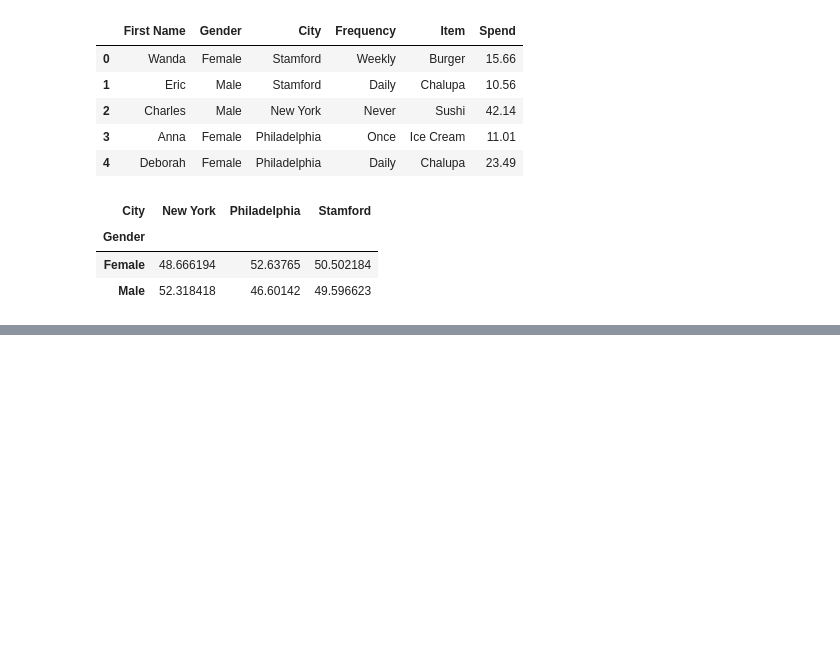
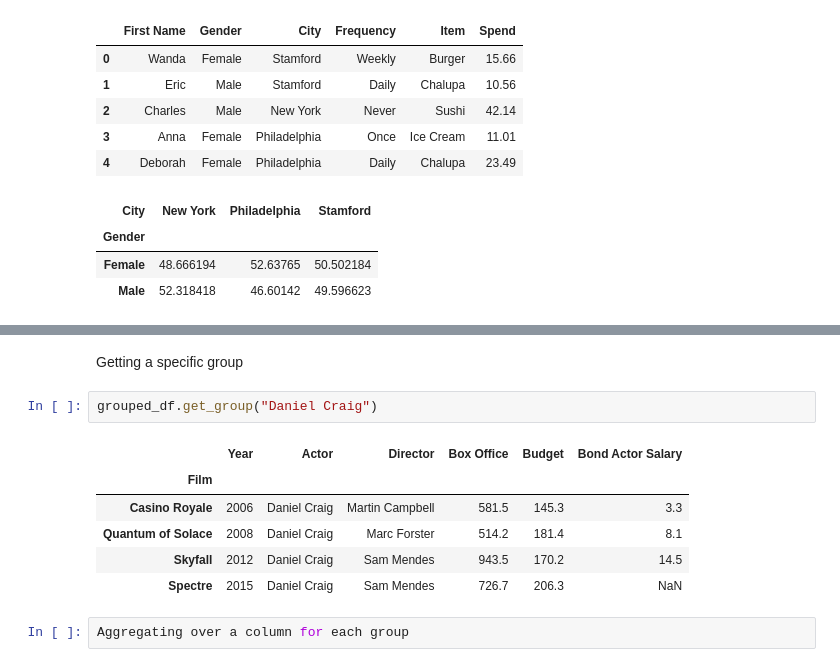
Before and after one commit to fredjo89/pandas-payground, a Jupyter notebook: 13_things_to_remember.ipynb, the cells around one changed output, grey strips where cells are left out. Cells and saved outputs as stored; diff of their text form; blank space fills up the shorter version.

```diff
--- a/13_things_to_remember.ipynb
+++ b/13_things_to_remember.ipynb
@@ -180,0 +242,13 @@ foods.pivot_table(values="Spend", index="Gender", columns="City", aggfunc="mean"
+# %% [markdown]
+Getting a specific group
+# %%
+grouped_df.get_group("Daniel Craig")
+# %% [output]
+|  | Year | Actor | Director | Box Office | Budget | Bond Actor Salary |
+| Film |  |  |  |  |  |  |
+| Casino Royale | 2006 | Daniel Craig | Martin Campbell | 581.5 | 145.3 | 3.3 |
+| Quantum of Solace | 2008 | Daniel Craig | Marc Forster | 514.2 | 181.4 | 8.1 |
+| Skyfall | 2012 | Daniel Craig | Sam Mendes | 943.5 | 170.2 | 14.5 |
+| Spectre | 2015 | Daniel Craig | Sam Mendes | 726.7 | 206.3 | NaN |
+# %%
+Aggregating over a column for each group
```
Also changed, not shown: parts of 10 cells of this notebook, 7 other files.
